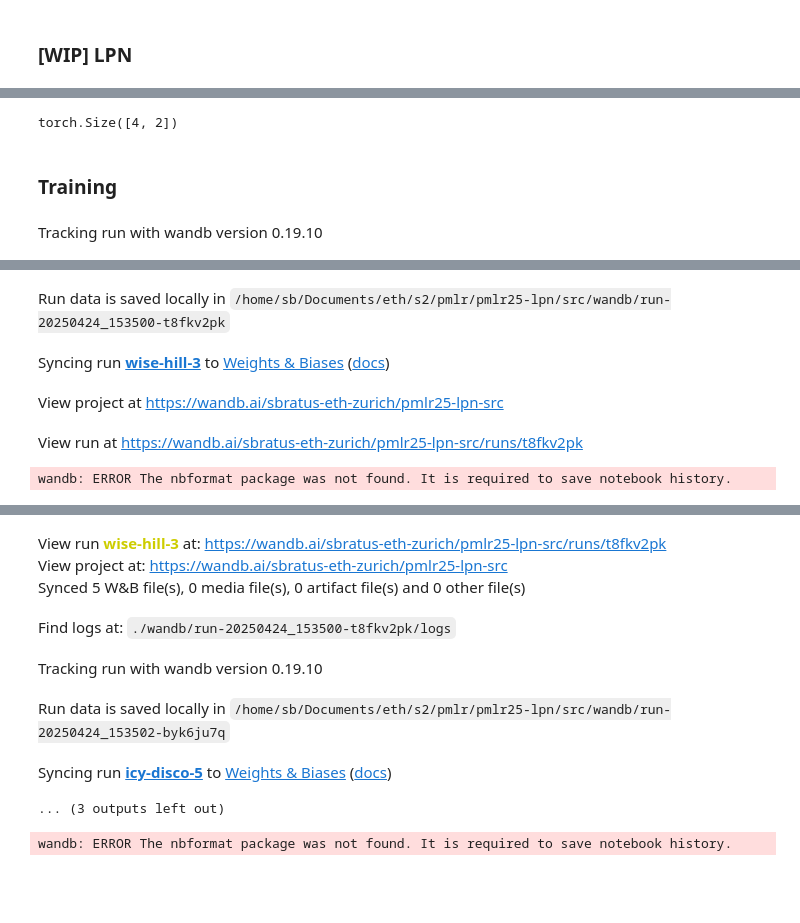
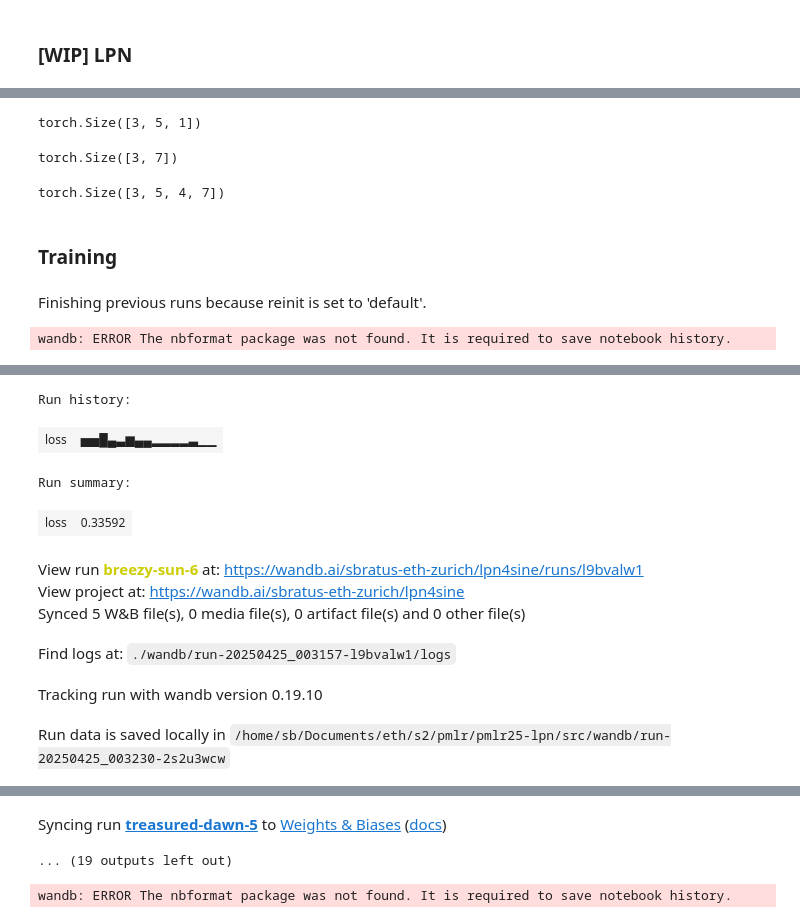
Before and after one commit to severinbratus/pmlr25-lpn, a Jupyter notebook: src/lpn4sine.ipynb, the cells around one changed output, grey strips where cells are left out. Cells and saved outputs as stored; diff of their text form; code cells hidden in the pictures; blank space fills up the shorter version.

```diff
--- a/src/lpn4sine.ipynb
+++ b/src/lpn4sine.ipynb
@@ -20,5 +20,5 @@ from sine_data_generator import SineDataGenerator
 data_gen = SineDataGenerator(10, 16)
 
 inputs_np, outputs_np, amp_np, phase_np = data = data_gen.generate()
-inputs, outputs_pred, amp, phase = [torch.Tensor(arr) for arr in data]
+xs, outputs_pred, amp, phase = [torch.Tensor(arr) for arr in data]
 # %%
@@ -85,7 +85,7 @@ class IOPairSetEncoder(nn.Module):
         logvar = self.rho_2(common)
         return mu, logvar
 # %%
-io_pairs = torch.cat([inputs, outputs_pred], dim=-1)  # (batch_size, N, 2)
+io_pairs = torch.cat([xs, outputs_pred], dim=-1)  # (batch_size, N, 2)
 io_pairs.shape
 # %% [output]
 torch.Size([16, 10, 2])
@@ -138,8 +138,8 @@ input_0.shape
 # %% [output]
 torch.Size([16, 1])
 # %%
-z_expanded = z_sample.unsqueeze(1).expand(-1, inputs.size(1), -1)
-z_inputs = torch.cat([z_expanded, inputs], axis=-1)
+z_expanded = z_sample.unsqueeze(1).expand(-1, xs.size(1), -1)
+z_inputs = torch.cat([z_expanded, xs], axis=-1)
 z_inputs.shape
 # %% [output]
 torch.Size([16, 10, 4])
@@ -321,17 +380,31 @@ class LPN(nn.Module):
+# %%
+torch.manual_seed(0)
+ys_1 = torch.randn(B, N, N-1, 1)
+ys_2 = torch.randn(B, N, N-1, 1)
+mse = nn.functional.mse_loss(ys_1, ys_2, reduction='none') # (B, N, 1)
+mse.sum(dim=-2).shape
+# %% [output]
+torch.Size([3, 5, 1])
 # %%
 # z: (H,)
 # inputs: (B, 1)
-H = 2  # Latent dimension
-B = 4  # Batch size
+B = 3  # Batch size
+N = 5
+H = 7  # Latent dimension
 
 # Generate random z and inputs
-z = torch.randn(H)  # Random latent variables of shape (B, H)
-inputs = torch.randn(B, 1)  # Random inputs of shape (B, 1)
+z_init = torch.randn(H)  # Random latent variables of shape (B, H)
+xs = torch.randn(B, 1)  # Random inputs of shape (B, 1)
 
 # z_expanded = z.unsqueeze(0).expand(B, -1)
-z.unsqueeze(0).expand(B, -1).shape
+z_init.unsqueeze(0).expand(B, -1).shape
 # %% [output]
-torch.Size([4, 2])
+torch.Size([3, 7])
+# %%
+z_init = torch.randn(B, N, H)
+z_init.unsqueeze(2).expand(-1, -1, N-1, -1).shape
+# %% [output]
+torch.Size([3, 5, 4, 7])
 # %% [markdown]
 ### Training
 # %%
@@ -345,6 +418,8 @@ device = torch.device("cuda" if torch.cuda.is_available() else "cpu")
 n_tasks = 10_000
 n_samples_per_task = 10
 batch_size = 16
+
+K = 1
 
 data_gen = SineDataGenerator(n_samples_per_task, batch_size)
 
@@ -371,10 +446,10 @@ for i in range(n_tasks):
     lpn.train()
     optimizer.zero_grad()
 
-    inputs, outputs, amp, phase = data_gen.generate()
-    io_pairs = torch.cat([inputs, outputs], dim=-1).to(device)  # (B, N, 2)
+    xs, ys, amp, phase = data_gen.generate()
+    io_pairs = torch.cat([xs, ys], dim=-1).to(device)  # (B, N, 2)
 
-    _, loss = lpn(io_pairs)
+    _, loss = lpn(io_pairs, K=K)
 
     loss.backward()
     optimizer.step()
@@ -387,4 +462,5 @@ for i in range(n_tasks):
 
 wandb.finish()
 # %% [output]
-Tracking run with wandb version 0.19.10
+Finishing previous runs because reinit is set to 'default'.
+wandb: ERROR The nbformat package was not found. It is required to save notebook history.
@@ -391,5 +468,10 @@ Tracking run with wandb version 0.19.10
+Run history:
+| loss | ▅▅█▄▃▆▄▄▂▂▂▂▃▁▁ |
+Run summary:
+| loss | 0.33592 |
-Run data is saved locally in /home/sb/Documents/eth/s2/pmlr/pmlr25-lpn/src/wandb/run-20250424_153500-t8fkv2pk
+View run breezy-sun-6 at: https://wandb.ai/sbratus-eth-zurich/lpn4sine/runs/l9bvalw1
+View project at: https://wandb.ai/sbratus-eth-zurich/lpn4sine
+Synced 5 W&B file(s), 0 media file(s), 0 artifact file(s) and 0 other file(s)
-Syncing run wise-hill-3 to Weights & Biases (docs)
+Find logs at: ./wandb/run-20250425_003157-l9bvalw1/logs
-View project at https://wandb.ai/sbratus-eth-zurich/pmlr25-lpn-src
+Tracking run with wandb version 0.19.10
-View run at https://wandb.ai/sbratus-eth-zurich/pmlr25-lpn-src/runs/t8fkv2pk
+Run data is saved locally in /home/sb/Documents/eth/s2/pmlr/pmlr25-lpn/src/wandb/run-20250425_003230-2s2u3wcw
-wandb: ERROR The nbformat package was not found. It is required to save notebook history.
@@ -397,11 +478,5 @@ wandb: ERROR The nbformat package was not found. It is required to save notebook
-View run wise-hill-3 at: https://wandb.ai/sbratus-eth-zurich/pmlr25-lpn-src/runs/t8fkv2pk
-View project at: https://wandb.ai/sbratus-eth-zurich/pmlr25-lpn-src
-Synced 5 W&B file(s), 0 media file(s), 0 artifact file(s) and 0 other file(s)
+Syncing run treasured-dawn-5 to Weights & Biases (docs)
-Find logs at: ./wandb/run-20250424_153500-t8fkv2pk/logs
-Tracking run with wandb version 0.19.10
-Run data is saved locally in /home/sb/Documents/eth/s2/pmlr/pmlr25-lpn/src/wandb/run-20250424_153502-byk6ju7q
-Syncing run icy-disco-5 to Weights & Biases (docs)
-... (3 outputs left out)
+... (19 outputs left out)
 # %%
 wandb.finish()
 # %% [output]
```
Also changed, not shown: parts of 14 cells of this notebook.
